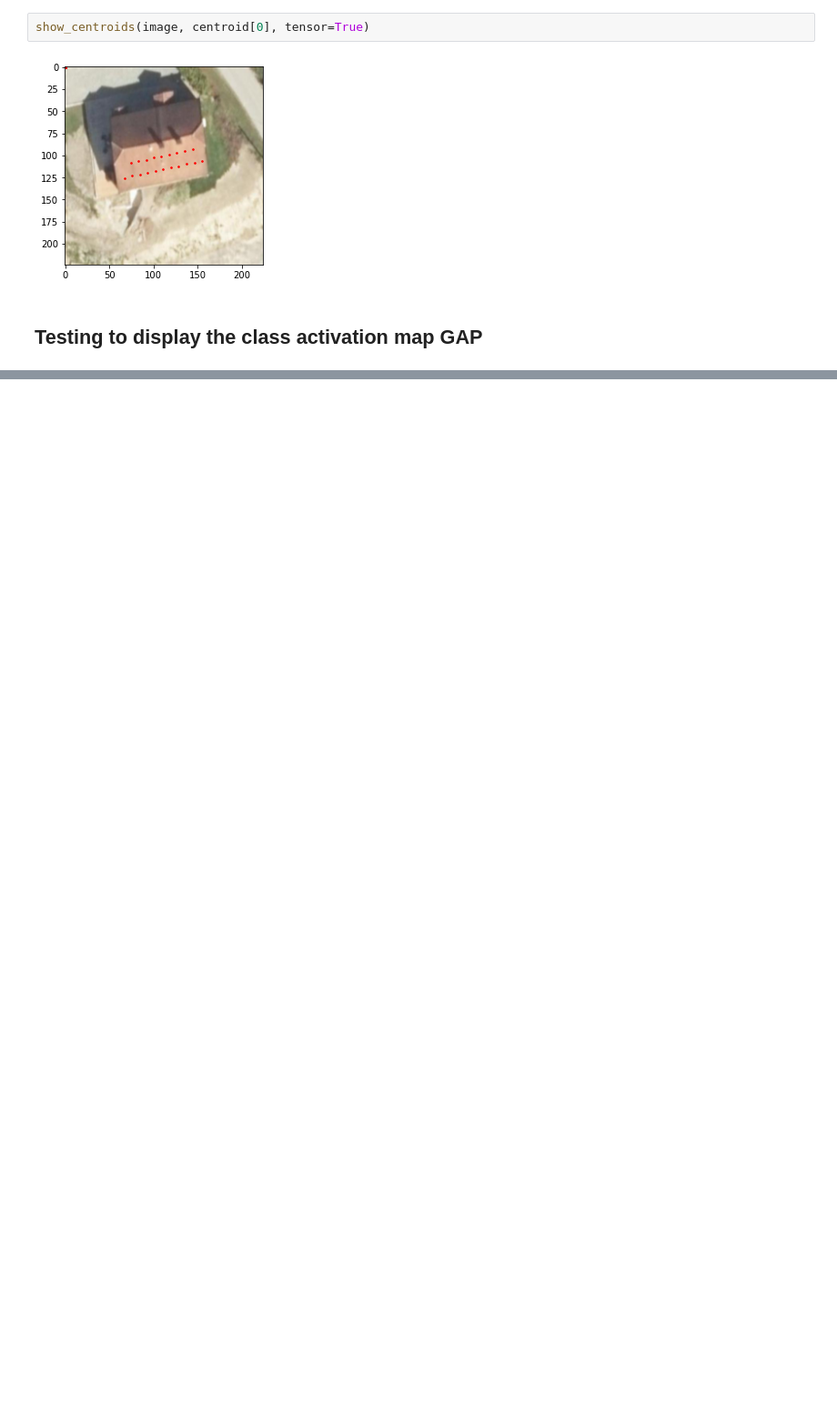
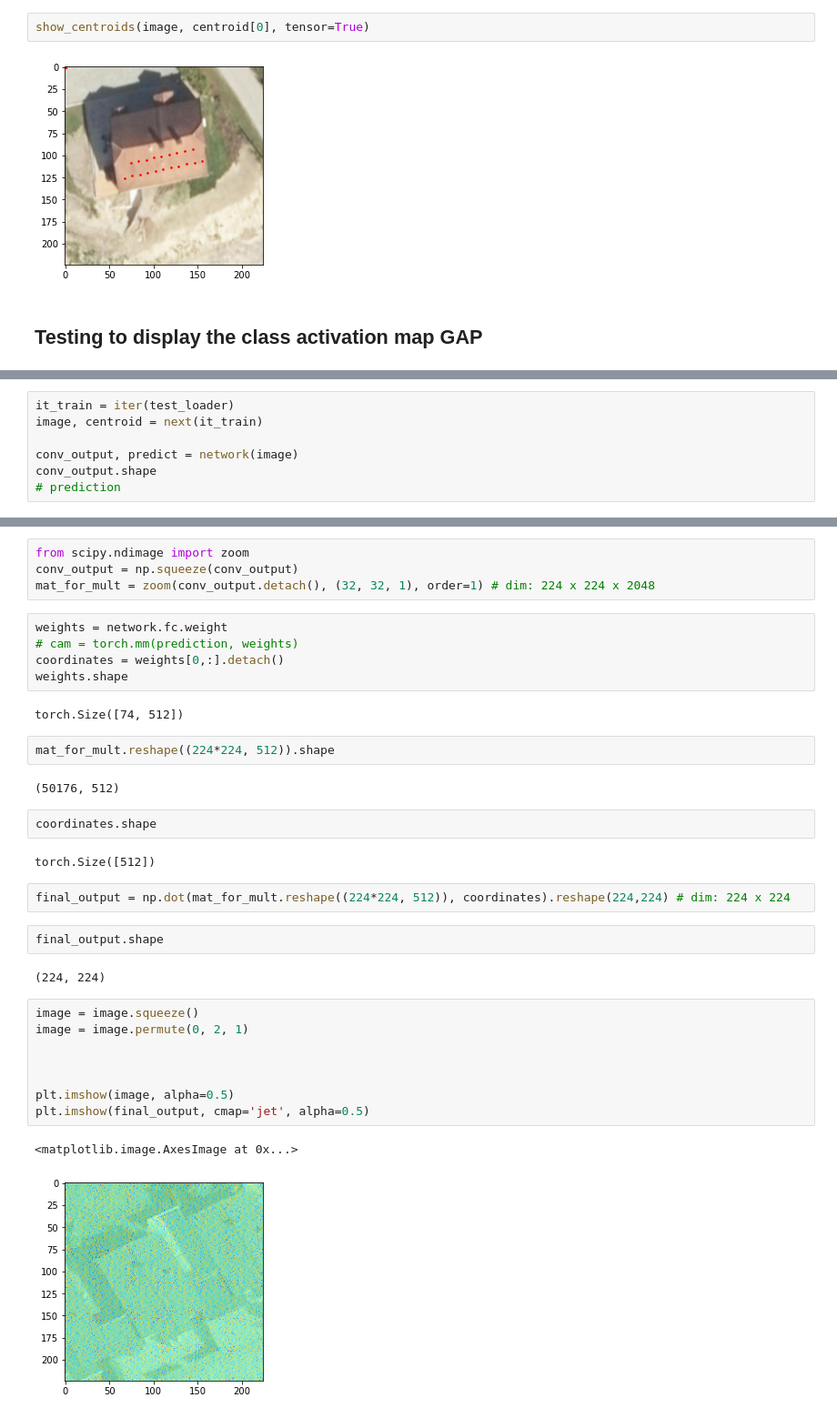
Before and after one commit to WizenPainter/autotetris, a Jupyter notebook: individual_tests/alejandro/alejandro_test.ipynb, the cells around one changed output, grey strips where cells are left out. Shown at 91% size. Cells and saved outputs as stored; diff of their text form; blank space fills up the shorter version.

```diff
--- a/individual_tests/alejandro/alejandro_test.ipynb
+++ b/individual_tests/alejandro/alejandro_test.ipynb
@@ -236,0 +277,7 @@ show_centroids(image, centroid[0], tensor=True)
+# %%
+it_train = iter(test_loader)
+image, centroid = next(it_train)
+
+conv_output, predict = network(image)
+conv_output.shape
+# prediction
@@ -236,0 +291,36 @@ show_centroids(image, centroid[0], tensor=True)
+# %%
+from scipy.ndimage import zoom
+conv_output = np.squeeze(conv_output)
+mat_for_mult = zoom(conv_output.detach(), (32, 32, 1), order=1) # dim: 224 x 224 x 2048
+# %%
+weights = network.fc.weight
+# cam = torch.mm(prediction, weights)
+coordinates = weights[0,:].detach()
+weights.shape
+# %% [output]
+torch.Size([74, 512])
+# %%
+mat_for_mult.reshape((224*224, 512)).shape
+# %% [output]
+(50176, 512)
+# %%
+coordinates.shape
+# %% [output]
+torch.Size([512])
+# %%
+final_output = np.dot(mat_for_mult.reshape((224*224, 512)), coordinates).reshape(224,224) # dim: 224 x 224
+# %%
+final_output.shape
+# %% [output]
+(224, 224)
+# %%
+image = image.squeeze()
+image = image.permute(0, 2, 1)
+
+
+
+plt.imshow(image, alpha=0.5)
+plt.imshow(final_output, cmap='jet', alpha=0.5)
+# %% [output]
+<matplotlib.image.AxesImage at 0x...>
+[figure, added]
```
Also changed, not shown: parts of 16 cells of this notebook, 2 other files.
